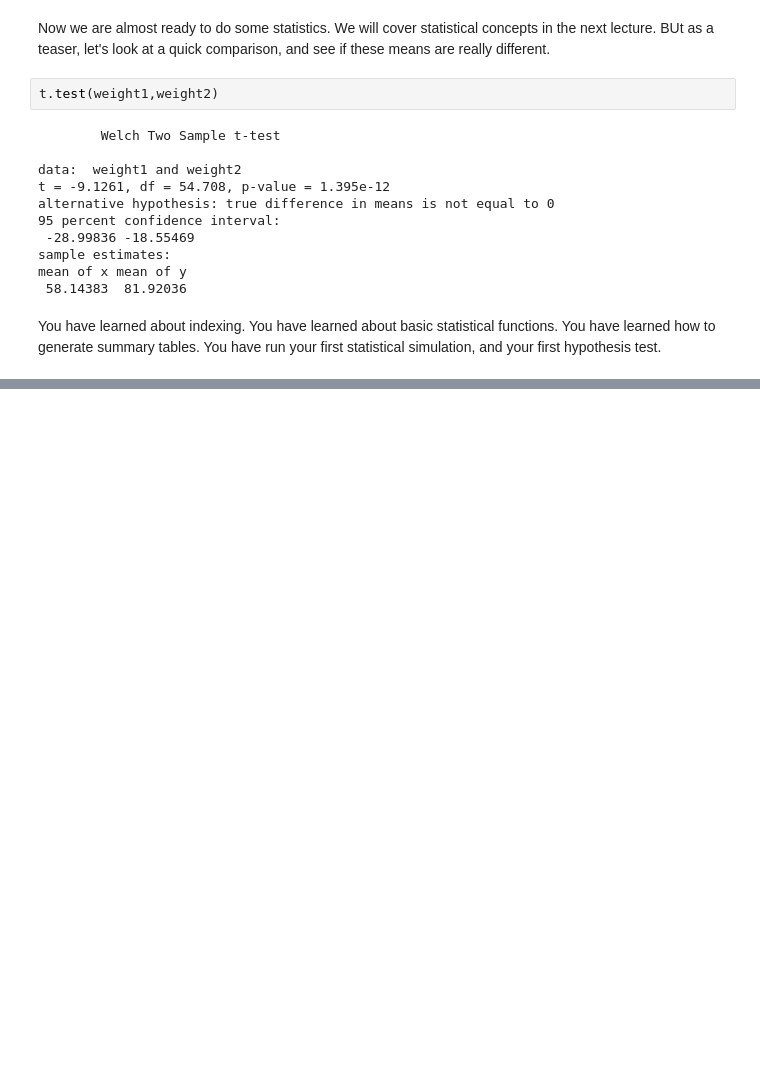
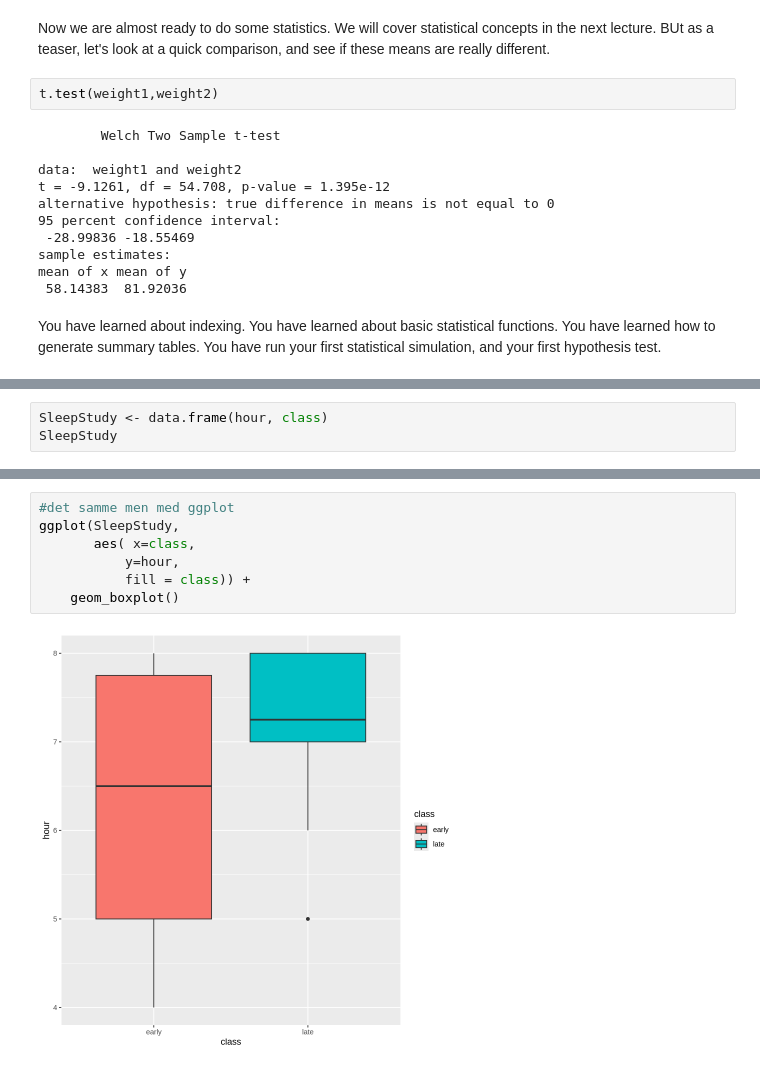
Before and after one commit to LiseFalden/CulturalDataScience, a Jupyter notebook: stats_1_empty.ipynb, the cells around one changed output, grey strips where cells are left out. Saved outputs shown, nothing was run; the diff lists cells and outputs as text; blank space fills up the shorter version.

```diff
--- a/stats_1_empty.ipynb
+++ b/stats_1_empty.ipynb
@@ -397,0 +416,3 @@ You have learned about indexing. You have learned about basic statistical functi
+# %%
+SleepStudy <- data.frame(hour, class)
+SleepStudy
@@ -397,0 +444,9 @@ You have learned about indexing. You have learned about basic statistical functi
+# %%
+#det samme men med ggplot
+ggplot(SleepStudy,
+       aes( x=class,
+           y=hour,
+           fill = class)) +
+    geom_boxplot()
+# %% [output]
+[figure, added]
```
Also changed, not shown: parts of 13 cells of this notebook.
